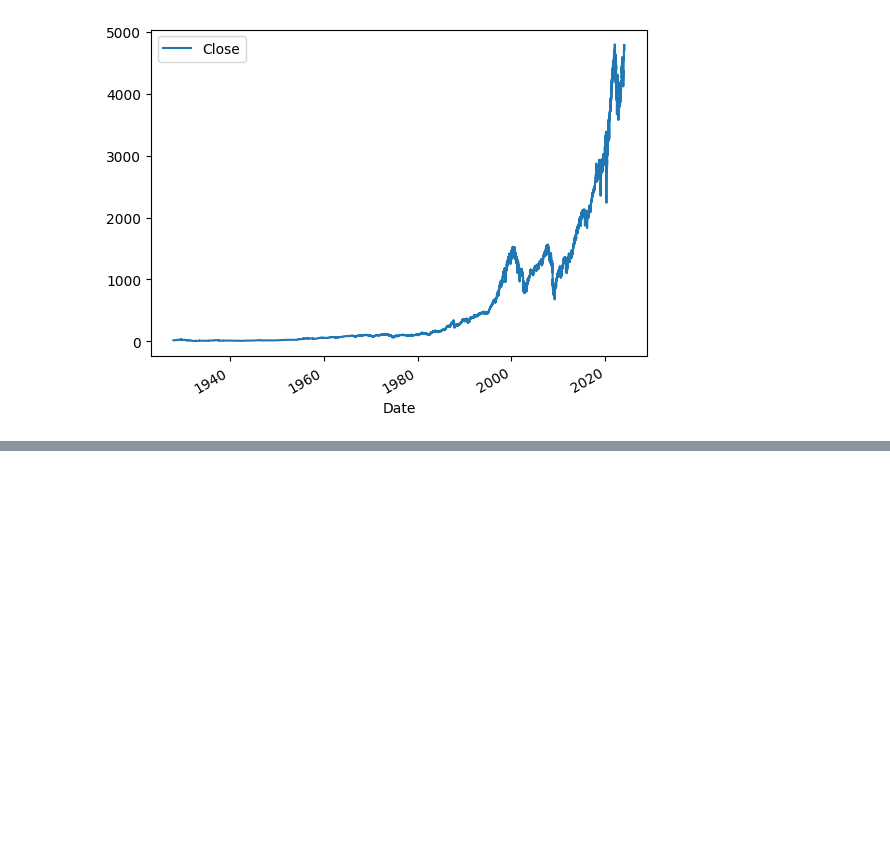
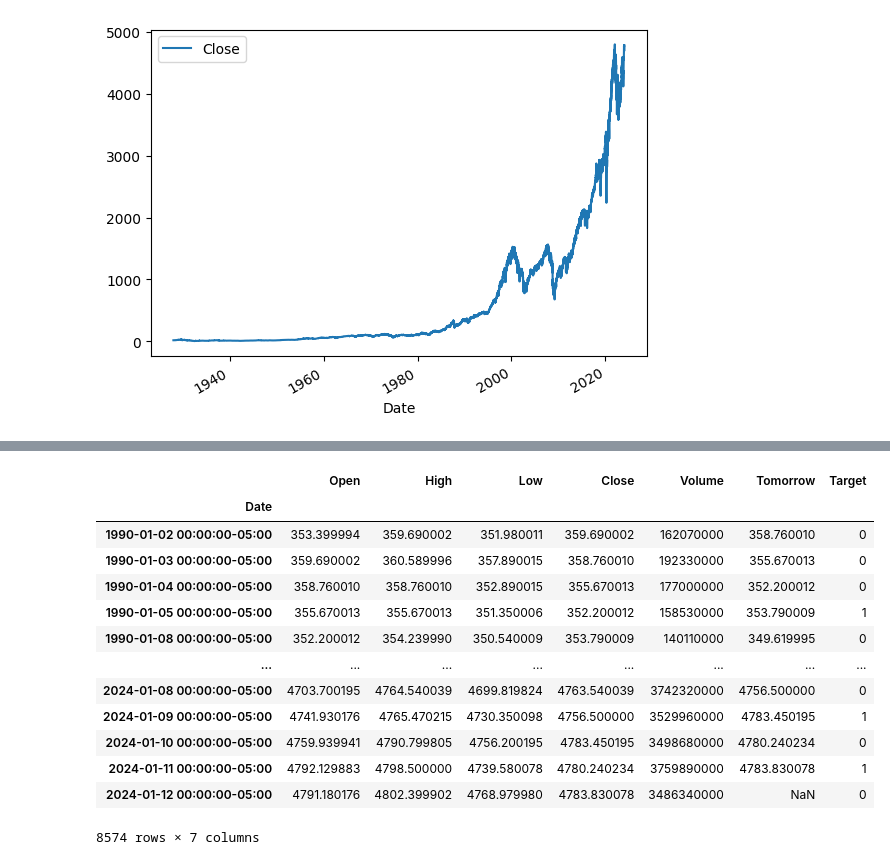
Before and after one commit to mbrnas/algorithmic-trading-python-master, a Jupyter notebook: price_prediction/stock_price_prediction_model.ipynb, the cells around one changed output, grey strips where cells are left out. Saved outputs shown, nothing was run; the diff lists cells and outputs as text; code cells hidden in the pictures; blank space fills up the shorter version.

```diff
--- a/price_prediction/stock_price_prediction_model.ipynb
+++ b/price_prediction/stock_price_prediction_model.ipynb
@@ -47,0 +86,19 @@ del sp500["Stock Splits"]
+# %%
+sp500 = sp500.loc["1990-01-01":].copy()
+# %%
+sp500
+# %% [output]
+|  | Open | High | Low | Close | Volume | Tomorrow | Target |
+| Date |  |  |  |  |  |  |  |
+| 1990-01-02 00:00:00-05:00 | 353.399994 | 359.690002 | 351.980011 | 359.690002 | 162070000 | 358.760010 | 0 |
+| 1990-01-03 00:00:00-05:00 | 359.690002 | 360.589996 | 357.890015 | 358.760010 | 192330000 | 355.670013 | 0 |
+| 1990-01-04 00:00:00-05:00 | 358.760010 | 358.760010 | 352.890015 | 355.670013 | 177000000 | 352.200012 | 0 |
+| 1990-01-05 00:00:00-05:00 | 355.670013 | 355.670013 | 351.350006 | 352.200012 | 158530000 | 353.790009 | 1 |
+| 1990-01-08 00:00:00-05:00 | 352.200012 | 354.239990 | 350.540009 | 353.790009 | 140110000 | 349.619995 | 0 |
+| ... | ... | ... | ... | ... | ... | ... | ... |
+| 2024-01-08 00:00:00-05:00 | 4703.700195 | 4764.540039 | 4699.819824 | 4763.540039 | 3742320000 | 4756.500000 | 0 |
+| 2024-01-09 00:00:00-05:00 | 4741.930176 | 4765.470215 | 4730.350098 | 4756.500000 | 3529960000 | 4783.450195 | 1 |
+| 2024-01-10 00:00:00-05:00 | 4759.939941 | 4790.799805 | 4756.200195 | 4783.450195 | 3498680000 | 4780.240234 | 0 |
+| 2024-01-11 00:00:00-05:00 | 4792.129883 | 4798.500000 | 4739.580078 | 4780.240234 | 3759890000 | 4783.830078 | 1 |
+| 2024-01-12 00:00:00-05:00 | 4791.180176 | 4802.399902 | 4768.979980 | 4783.830078 | 3486340000 | NaN | 0 |
+8574 rows × 7 columns
```
Also changed, not shown: parts of 4 cells of this notebook.
